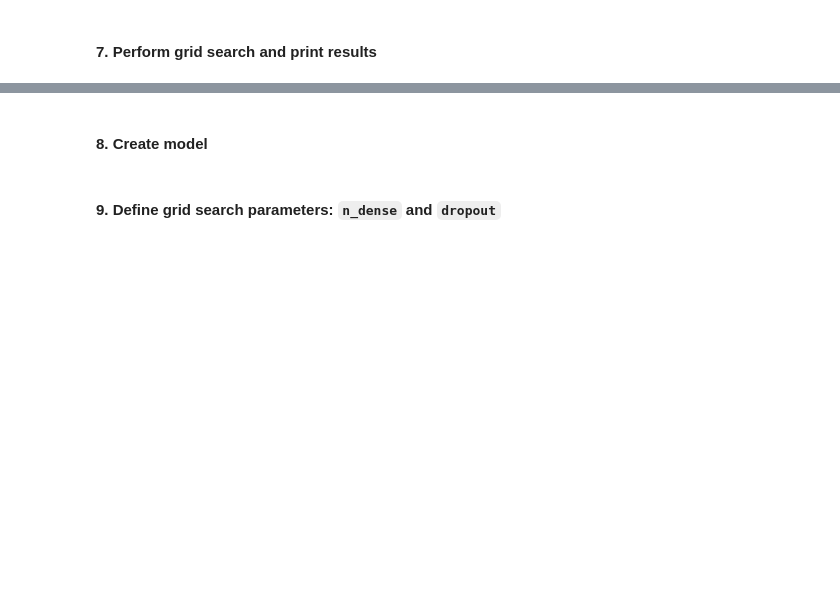
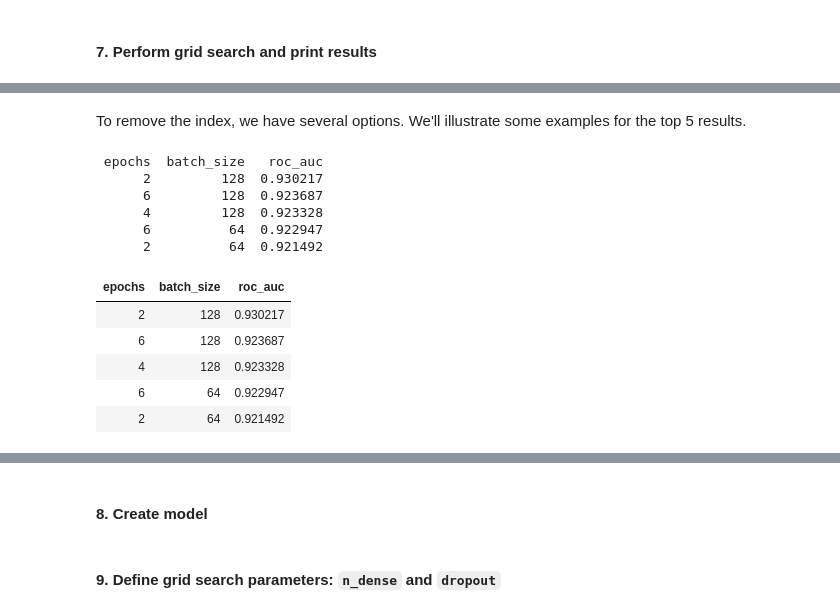
Before and after one commit to j-n-t/hyperparameter-tuning, a Jupyter notebook: hyperparameter_tuning.ipynb, the cells around one changed output, grey strips where cells are left out. Drawn from its saved outputs; the diff is of its cells as text; code cells hidden in the pictures; blank space fills up the shorter version.

```diff
--- a/hyperparameter_tuning.ipynb
+++ b/hyperparameter_tuning.ipynb
@@ -39,13 +42,15 @@ Using TensorFlow backend.
 # %%
 # create function to load data
 
-def load_data(n_unique_words):
-    (x_train, y_train), (x_test, y_test) = imdb.load_data(num_words=n_unique_words)
+def load_data(n_unique_words, n_words_to_skip):
+    (x_train, y_train), (x_test, y_test) = imdb.load_data(num_words=n_unique_words,
+                                                          skip_top=n_words_to_skip)
     return (x_train, y_train), (x_test, y_test)
 # %%
 n_unique_words = 10000 #number of most frequent words to consider
+n_words_to_skip = 50 #number of most frequent words to ignore
 
-(x_train, y_train), (x_test, y_test) = load_data(n_unique_words)
+(x_train, y_train), (x_test, y_test) = load_data(n_unique_words, n_words_to_skip)
 # %%
 len(x_train[0])
 # %% [output]
@@ -113,8 +120,8 @@ model = KerasClassifier(build_fn=create_model, verbose=1)
 # %%
-epochs = [4, 6]
+epochs = [2, 4, 6]
 batch_size = [64, 128]
 
-param_grid = {'batch_size': batch_size, 'epochs': epochs}
+param_grid = {'epochs': epochs, 'batch_size': batch_size}
 # %%
 param_grid
 # %% [output]
@@ -315,0 +293,2 @@ grid_search_results(grid_search.cv_results_)
+# %%
+df_cv_results = pd.DataFrame(grid_search.cv_results_['params'], columns = ['epochs', 'batch_size'])
@@ -315,0 +307,25 @@ grid_search_results(grid_search.cv_results_)
+# %% [markdown]
+To remove the index, we have several options. We'll illustrate some examples for the top 5 results.
+# %%
+# Method 1
+
+print(df_cv_results.sort_values(by=['roc_auc'], ascending=False).head().to_string(index=False))
+# %% [output]
+ epochs  batch_size   roc_auc
+      2         128  0.930217
+      6         128  0.923687
+      4         128  0.923328
+      6          64  0.922947
+      2          64  0.921492
+# %%
+# Method 2
+
+from IPython.display import display, HTML
+display(HTML(df_cv_results.sort_values(by=['roc_auc'], ascending=False).head().to_html(index=False)))
+# %% [output]
+| epochs | batch_size | roc_auc |
+| 2 | 128 | 0.930217 |
+| 6 | 128 | 0.923687 |
+| 4 | 128 | 0.923328 |
+| 6 | 64 | 0.922947 |
+| 2 | 64 | 0.921492 |
```
Also changed, not shown: parts of 88 cells of this notebook.
